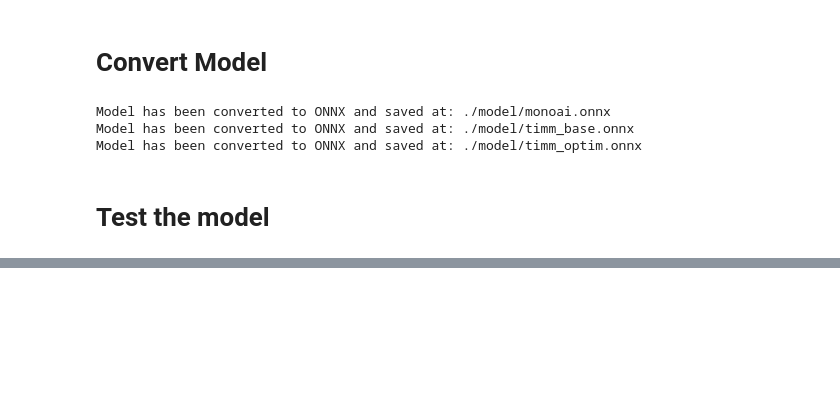
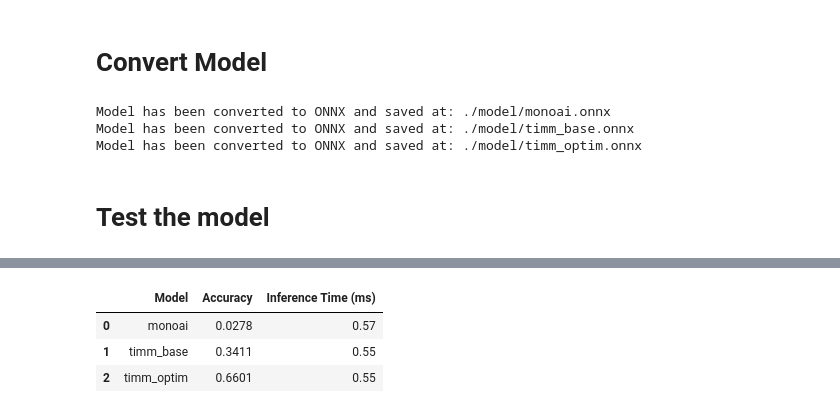
Before and after one commit to MarlonMa17/258HW1, a Jupyter notebook: convertAndBench.ipynb, the cells around one changed output, grey strips where cells are left out. Saved outputs shown, nothing was run; the diff lists cells and outputs as text; code cells hidden in the pictures; blank space fills up the shorter version.

```diff
--- a/convertAndBench.ipynb
+++ b/convertAndBench.ipynb
@@ -315,28 +341,26 @@ else:
 # %%
 # Create a table comparing all results
 import pandas as pd
 
-def create_comparison_table(cpu_results, gpu_results=None):
+def create_comparison_table(results):
     data = []
-    for model_name in cpu_results.keys():
+    for model_name in results.keys():
         model_base = model_name.split('.')[0]
         row = {
             'Model': model_base,
-            'CPU Accuracy': f"{cpu_results[model_name]['accuracy']:.4f}",
-            'CPU Inference Time (ms)': f"{cpu_results[model_name]['avg_time_per_sample']*1000:.2f}"
-        }
-
-        if gpu_results:
-            row.update({
-                'GPU Accuracy': f"{gpu_results[model_name]['accuracy']:.4f}",
-                'GPU Inference Time (ms)': f"{gpu_results[model_name]['avg_time_per_sample']*1000:.2f}",
-                'Speed-up': f"{cpu_results[model_name]['avg_time_per_sample']/gpu_results[model_name]['avg_time_per_sample']:.2f}x"
-            })
+			'Accuracy': f"{results[model_name]['accuracy']:.4f}",
+			'Inference Time (ms)': f"{results[model_name]['avg_time_per_sample']*1000:.2f}"
+		}
 
         data.append(row)
 
     df = pd.DataFrame(data)
     return df
 
-comparison_table = create_comparison_table(cpu_results, gpu_results if 'gpu_results' in locals() else None)
+comparison_table = create_comparison_table(results)
 comparison_table
+# %% [output]
+|  | Model | Accuracy | Inference Time (ms) |
+| 0 | monoai | 0.0278 | 0.57 |
+| 1 | timm_base | 0.3411 | 0.55 |
+| 2 | timm_optim | 0.6601 | 0.55 |
```
Also changed, not shown: parts of 3 cells of this notebook.
